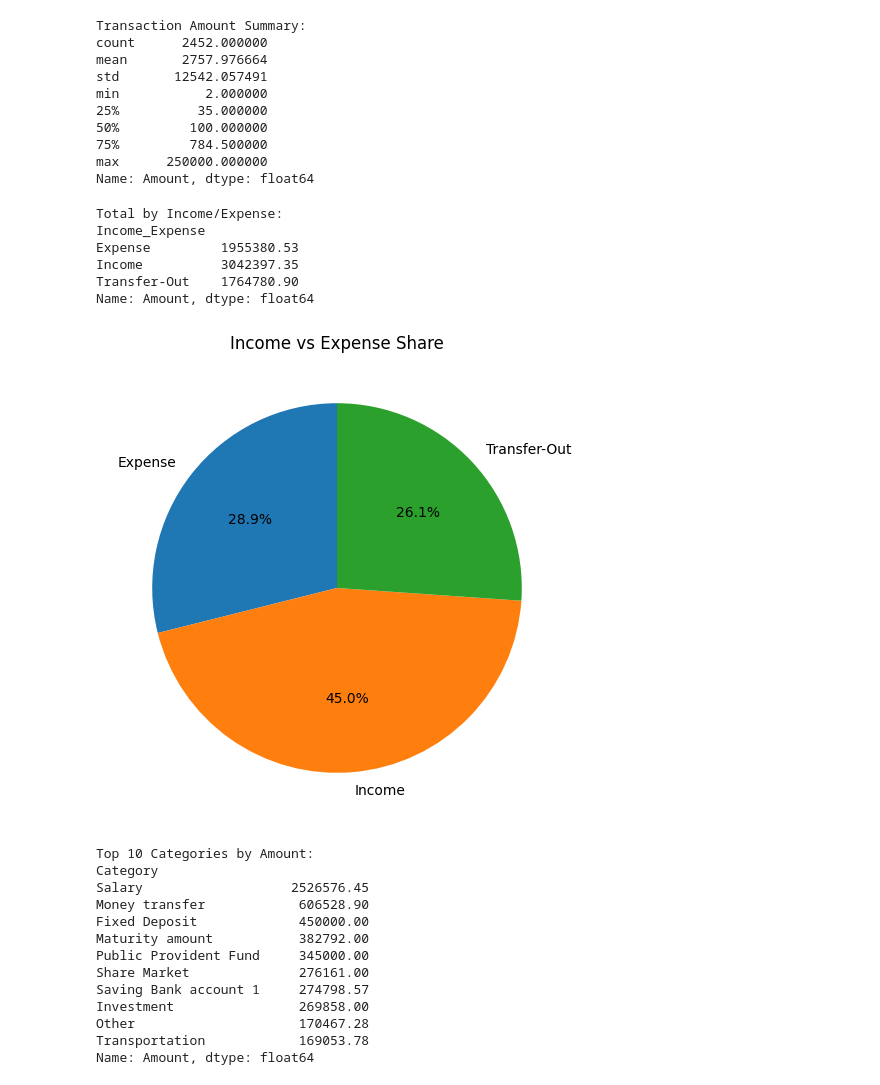
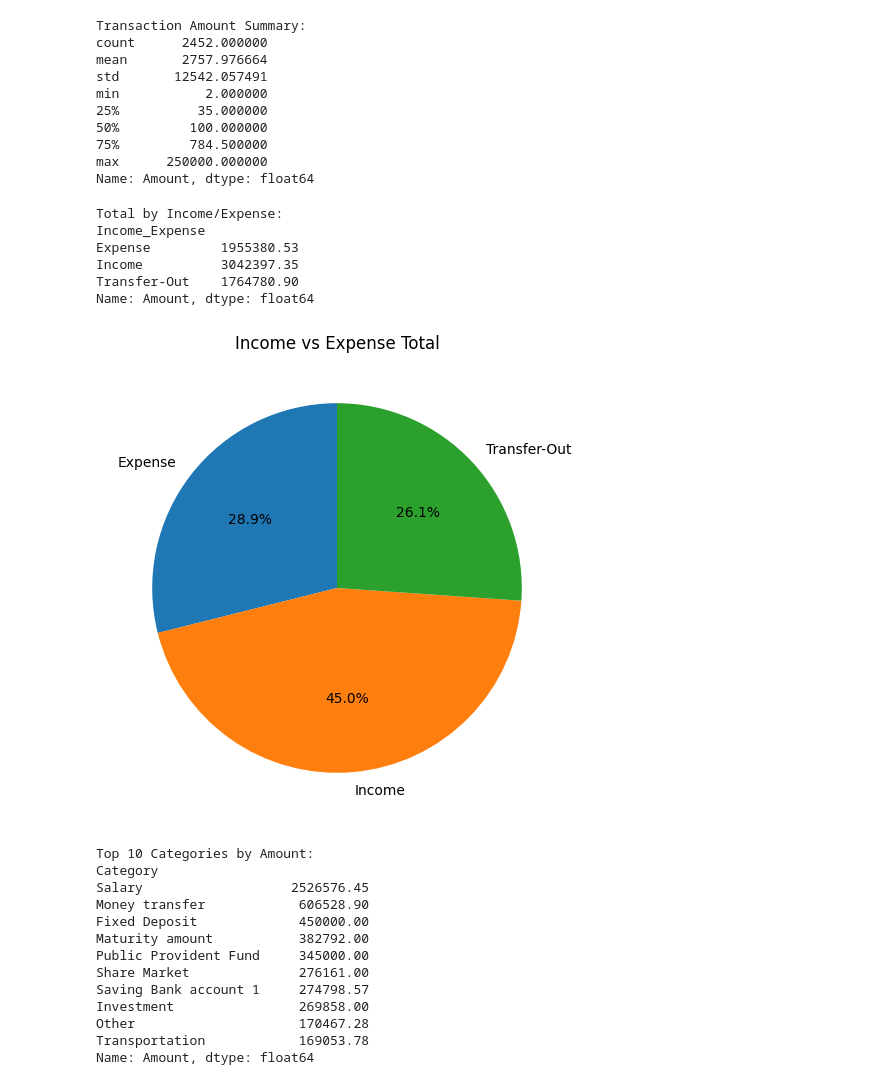
Before and after one commit to samir-surjuse/Daily-Household-Transactions, a Jupyter notebook: Daily_Household_Transactions_samir_3.ipynb, the cells around one changed output. Saved outputs shown, nothing was run; the diff lists cells and outputs as text; code cells hidden in the pictures.

```diff
--- a/Daily_Household_Transactions_samir_3.ipynb
+++ b/Daily_Household_Transactions_samir_3.ipynb
@@ -138,23 +214,22 @@ Name: Amount, dtype: float64
 # %%
 # Income vs Expense total
 print("\nTotal by Income/Expense:")
 print(df.groupby('Income_Expense')['Amount'].sum())
+
+inc_exp_totals = df.groupby('Income_Expense')['Amount'].sum()
+
+plt.figure(figsize=(6,6))
+plt.pie(inc_exp_totals, labels=inc_exp_totals.index, autopct="%.1f%%", startangle=90)
+plt.title("Income vs Expense Total")
+plt.show()
 # %% [output]
 Total by Income/Expense:
 Income_Expense
 Expense         1955380.53
 Income          3042397.35
 Transfer-Out    1764780.90
 Name: Amount, dtype: float64
+[figure, added]
-# %%
-inc_exp_totals = df.groupby('Income_Expense')['Amount'].sum()
-
-plt.figure(figsize=(6,6))
-plt.pie(inc_exp_totals, labels=inc_exp_totals.index, autopct="%.1f%%", startangle=90)
-plt.title("Income vs Expense Share")
-plt.show()
-# %% [output]
-[figure, removed]
 # %%
 # Top 10 categories by total amount
 category_totals = df.groupby('Category')['Amount'].sum().sort_values(ascending=False).head(10)
```
Also changed, not shown: parts of 13 cells of this notebook.
